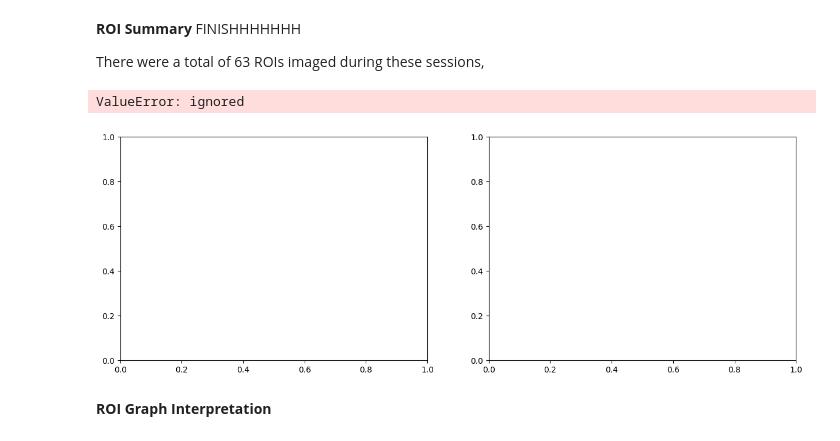
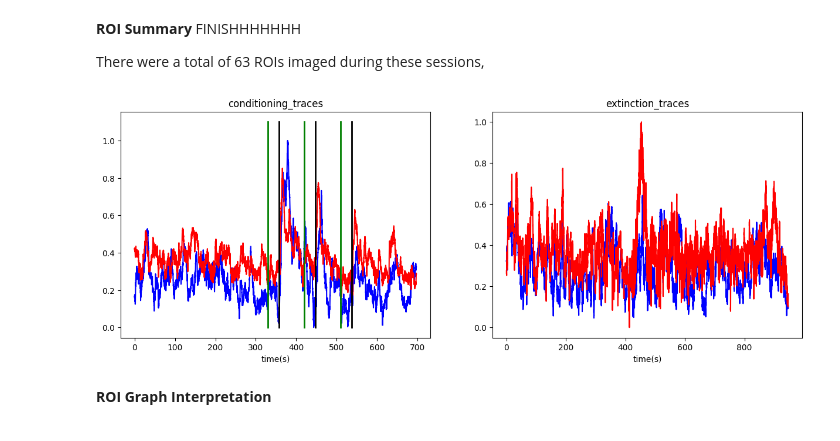
Before and after one commit to amandafriedmann/NEUR-Data-Analysis, a Jupyter notebook: coding_homework_8.ipynb, the cells around one changed output. Cells and saved outputs as stored; diff of their text form; code cells hidden in the pictures.

```diff
--- a/coding_homework_8.ipynb
+++ b/coding_homework_8.ipynb
@@ -66,5 +66,5 @@ fear_traces = np.loadtxt('https://raw.githubusercontent.com/amandafriedmann/NEUR
 extinction_predictors = np.loadtxt('https://raw.githubusercontent.com/amandafriedmann/NEUR-Data-Analysis/main/extinction_predictors_hw8.csv', delimiter = ',')
 # %%
 #make two new variables
-conditioning_traces = fear_traces[[0, 10458], :]
-extinction_traces = fear_traces[[10459, -1], :]
+conditioning_traces = fear_traces[0:10458, :]
+extinction_traces = fear_traces[10459:-1, :]
@@ -84,7 +90,7 @@ print(tone_index)
 print(10458/15)
 print(14209/15)
 time_conditioning = np.linspace(0, 697.2, num = 10458)
-time_extinction = np.linspace(0, 947.3, num = 14209)
+time_extinction = np.linspace(0, 947.3, num = 14208)
 # %% [output]
 697.2
 947.2666666666667
@@ -95,24 +101,23 @@ There were a total of 63 ROIs imaged during these sessions,
 # %%
 #make a plot of the first two ROIs from conditioning_traces and extinction_traces
 fig, ax = plt.subplots(1,2,figsize=(15,5))
 ax[0].plot(time_conditioning, conditioning_traces[:,0], color = "blue")
 ax[0].plot(time_conditioning, conditioning_traces[:,1], color = "red")
 ax[1].plot(time_extinction, extinction_traces[:,0], color = "blue")
 ax[1].plot(time_extinction, extinction_traces[:,1], color = "red")
 ax[0].set_xlabel('time(s)')
 ax[1].set_xlabel('time(s)')
 ax[0].set_title('conditioning_traces')
 ax[1].set_title('extinction_traces')
-ax[0].plot([358, 358], [1,10], 'k', lw=2, color = "black")
-ax[0].plot([448, 448], [1,10], 'k', lw=2, color = "black")
-ax[0].plot([538, 538], [1,10], 'k', lw=2, color = "black")
-ax[0].plot([330, 330], [1,10], 'k', lw=2, color = "green")
-ax[0].plot([420, 420], [1,10], 'k', lw=2, color = "green")
-ax[0].plot([510, 510], [1,10], 'k', lw=2, color = "green")
+ax[0].plot([358, 358], [0,1.1], 'k', lw=2, color = "black")
+ax[0].plot([448, 448], [0,1.1], 'k', lw=2, color = "black")
+ax[0].plot([538, 538], [0,1.1], 'k', lw=2, color = "black")
+ax[0].plot([330, 330], [0,1.1], 'k', lw=2, color = "green")
+ax[0].plot([420, 420], [0,1.1], 'k', lw=2, color = "green")
+ax[0].plot([510, 510], [0,1.1], 'k', lw=2, color = "green")
 plt.show()
 # %% [output]
-ValueError: ignored
-[figure, old version]
+[figure, new version]
 # %% [markdown]
 **ROI Graph Interpretation**
 # %%
```
Also changed, not shown: parts of 2 cells of this notebook.
